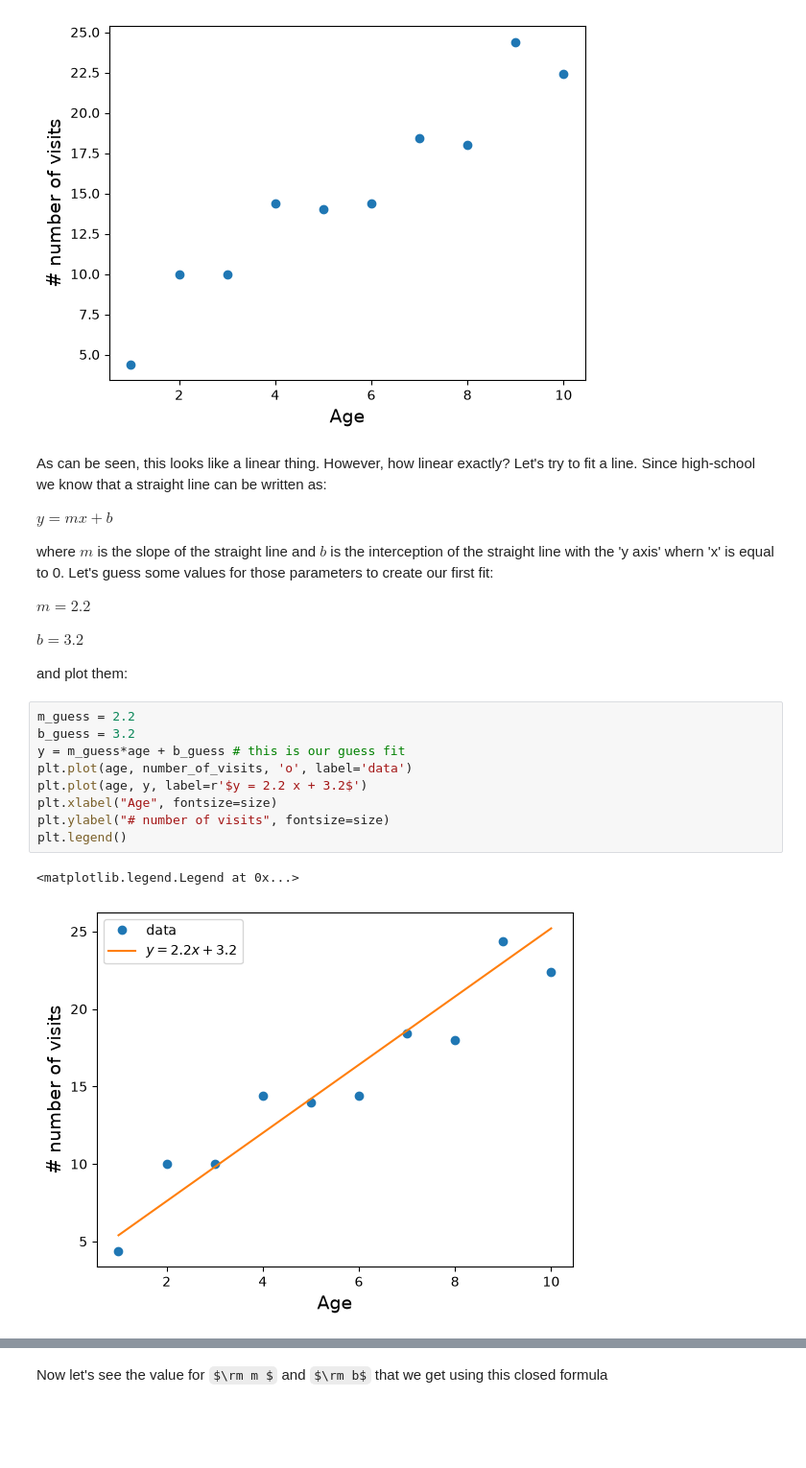
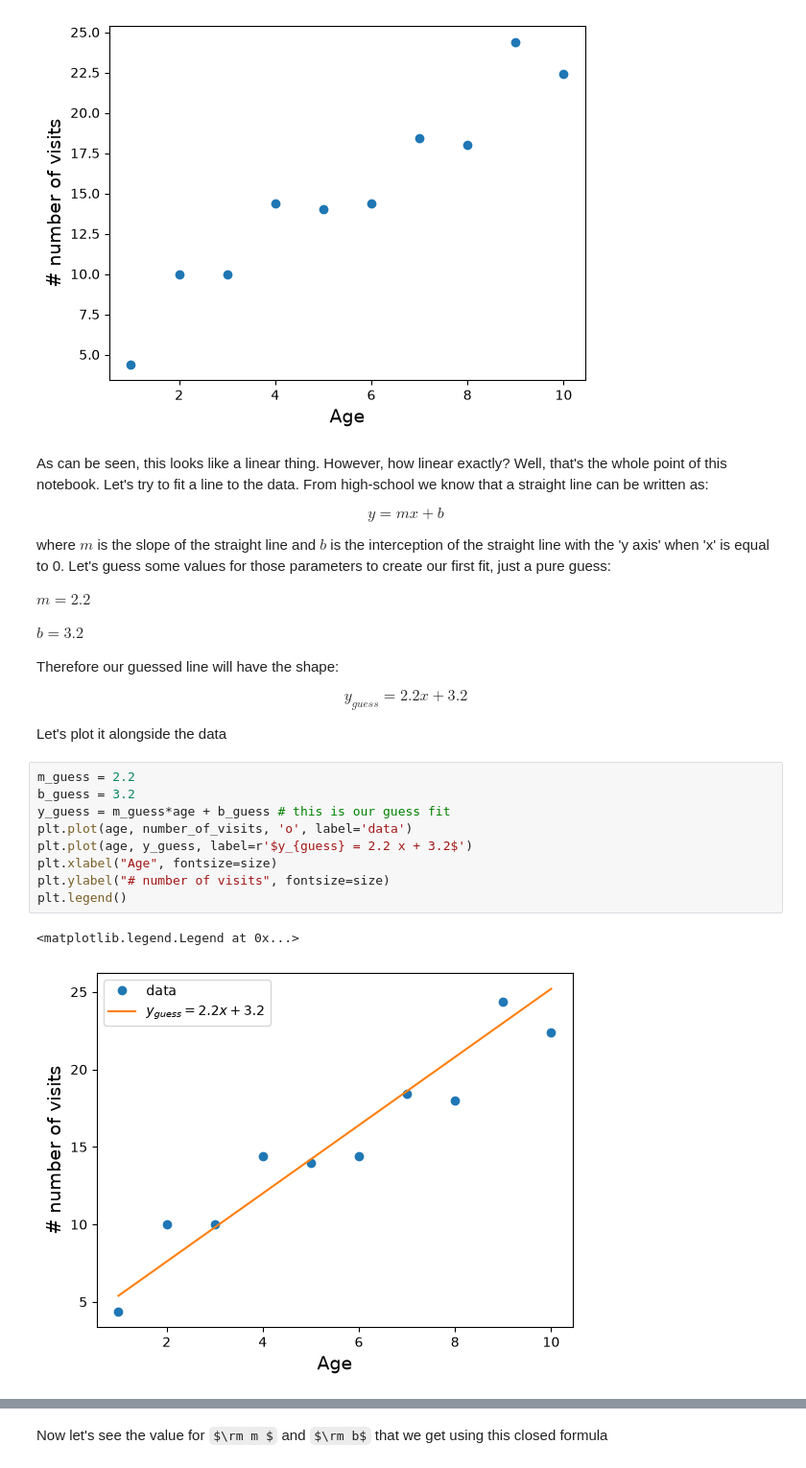
Before and after one commit to Fernando-Canales/learning_data_science, a Jupyter notebook: Practice/linear_regression.ipynb, the cells around one changed output, grey strips where cells are left out. Shown at 96% size. Drawn from its saved outputs; the diff is of its cells as text; some formulas as TeX source; blank space fills up the shorter version.

```diff
--- a/Practice/linear_regression.ipynb
+++ b/Practice/linear_regression.ipynb
@@ -25,27 +29,34 @@ plt.ylabel("# number of visits", fontsize=size)
 Text(0, 0.5, '# number of visits')
 [figure]
 # %% [markdown]
-As can be seen, this looks like a linear thing. However, how linear exactly? Let's try to fit a line. Since high-school we know that a straight line can be written as:
+As can be seen, this looks like a linear thing. However, how linear exactly? Well, that's the whole point of this notebook.
+Let's try to fit a line to the data. From high-school we know that a straight line can be written as:
 
- $y = mx + b$
+ $$ y = mx + b$$
 
-where $m$ is the slope of the straight line and $b$ is the interception of the straight line with the 'y axis' whern 'x' is equal to 0. Let's guess some values for those parameters to create our first fit:
+where $m$ is the slope of the straight line and $b$ is the interception of the straight line with the 'y axis' when 'x' is equal to 0. Let's guess some values for those parameters to create our first fit, just a pure guess:
 
 $m = 2.2$
 
 $b = 3.2$
 
-and plot them:
+Therefore our guessed line will have the shape:
+
+$$
+y_{guess} = 2.2 x + 3.2
+$$
+
+Let's plot it alongside the data
 # %%
 m_guess = 2.2
 b_guess = 3.2
-y = m_guess*age + b_guess # this is our guess fit
+y_guess = m_guess*age + b_guess # this is our guess fit
 plt.plot(age, number_of_visits, 'o', label='data')
-plt.plot(age, y, label=r'$y = 2.2 x + 3.2$')
+plt.plot(age, y_guess, label=r'$y_{guess} = 2.2 x + 3.2$')
 plt.xlabel("Age", fontsize=size)
 plt.ylabel("# number of visits", fontsize=size)
 plt.legend()
 # %% [output]
 <matplotlib.legend.Legend at 0x...>
-[figure, old version]
+[figure, new version]
 # %% [markdown]
```
Also changed, not shown: parts of 10 cells of this notebook.
